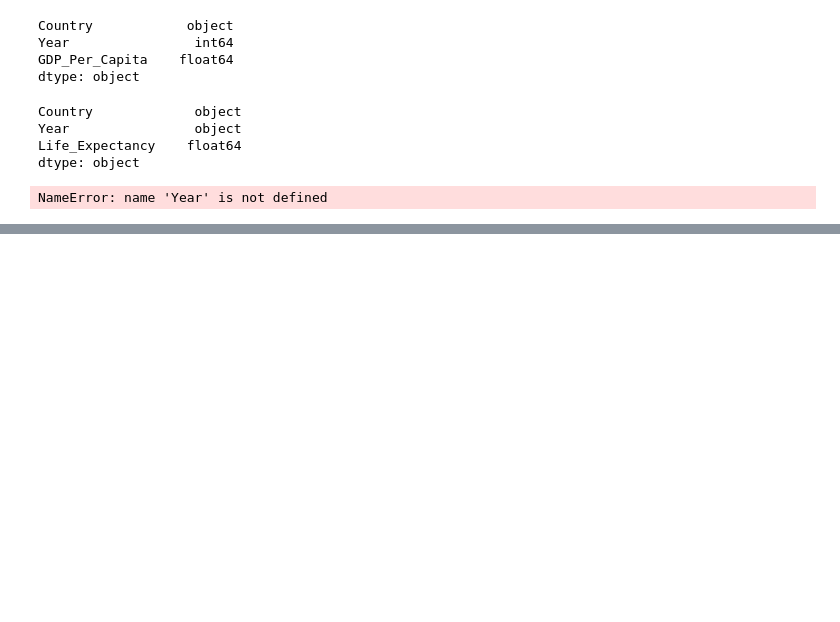
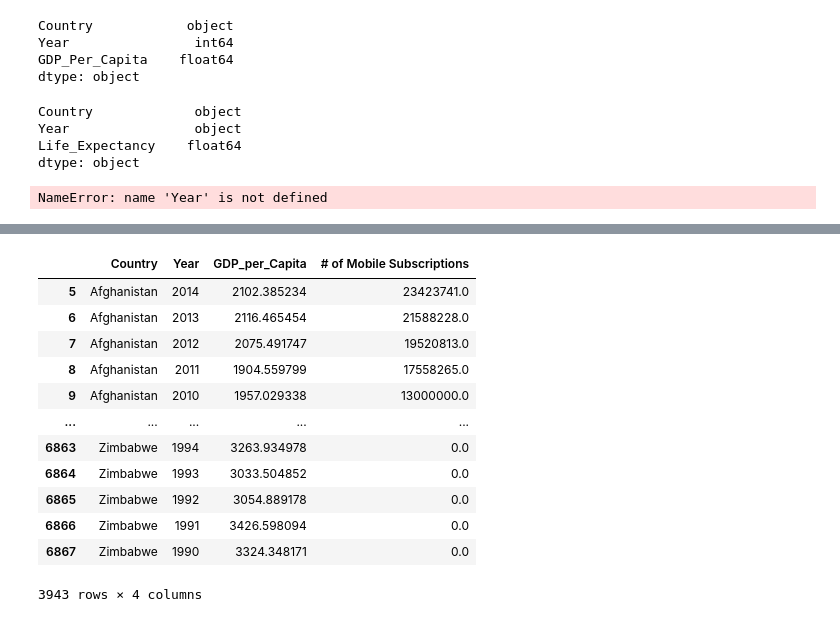
Before and after one commit to nss-data-science-cohort-6/un_data_question-jeffreyreeve, a Jupyter notebook: notebooks/UN_Data_Exploration.ipynb, the cells around one changed output, grey strips where cells are left out. Cells and saved outputs as stored; diff of their text form; code cells hidden in the pictures; blank space fills up the shorter version.

```diff
--- a/notebooks/UN_Data_Exploration.ipynb
+++ b/notebooks/UN_Data_Exploration.ipynb
@@ -398,0 +464,6 @@ NameError: name 'Year' is not defined
+# %%
+gdp_phone_df = pd.read_csv('../data/gdp_per_capita.csv', nrows = 6868)
+# %%
+gdp_phone_df = gdp_phone_df.drop(columns = ['Value Footnotes'])
+# %%
+gdp_phone_df.columns = ['Country', 'Year', 'GDP_per_Capita']
@@ -398,0 +479,2 @@ NameError: name 'Year' is not defined
+# %%
+gdp_mobile_subscription_df = pd.merge(gdp_phone_df, mobile_phone_df, left_on = ['Country','Year'], right_on = ['Country','Year'], how = 'outer')
@@ -398,0 +490,16 @@ NameError: name 'Year' is not defined
+# %%
+gdp_mobile_subscription_df.dropna()
+# %% [output]
+|  | Country | Year | GDP_per_Capita | # of Mobile Subscriptions |
+| 5 | Afghanistan | 2014 | 2102.385234 | 23423741.0 |
+| 6 | Afghanistan | 2013 | 2116.465454 | 21588228.0 |
+| 7 | Afghanistan | 2012 | 2075.491747 | 19520813.0 |
+| 8 | Afghanistan | 2011 | 1904.559799 | 17558265.0 |
+| 9 | Afghanistan | 2010 | 1957.029338 | 13000000.0 |
+| ... | ... | ... | ... | ... |
+| 6863 | Zimbabwe | 1994 | 3263.934978 | 0.0 |
+| 6864 | Zimbabwe | 1993 | 3033.504852 | 0.0 |
+| 6865 | Zimbabwe | 1992 | 3054.889178 | 0.0 |
+| 6866 | Zimbabwe | 1991 | 3426.598094 | 0.0 |
+| 6867 | Zimbabwe | 1990 | 3324.348171 | 0.0 |
+3943 rows × 4 columns
```
Also changed, not shown: parts of 14 cells of this notebook.
